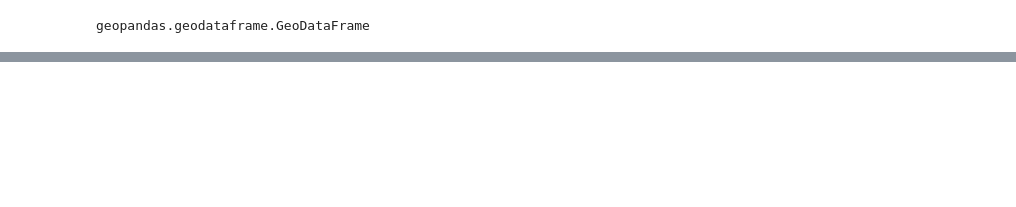
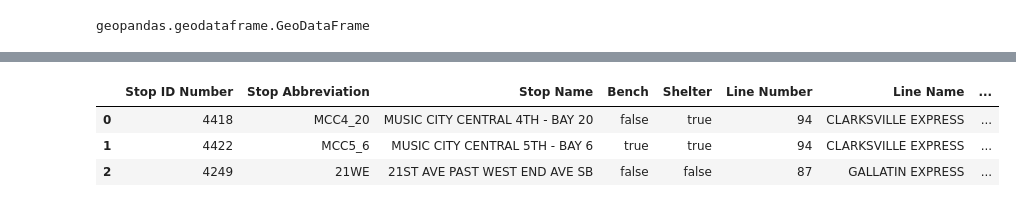
Before and after one commit to NSS-Data-Analytics-Cohort-8/scooter-partner1-whenhugocallsuspythonistas, a Jupyter notebook: notebooks/eda.ipynb, the cells around one changed output, grey strips where cells are left out. Cells and saved outputs as stored; diff of their text form; code cells hidden in the pictures; blank space fills up the shorter version.

```diff
--- a/notebooks/eda.ipynb
+++ b/notebooks/eda.ipynb
@@ -395,0 +373,10 @@ plt.show()
+# %%
+bus_stops['geometry'] = bus_stops.apply(lambda x: Point((x.Latitude,
+                                                         x.Longitude)),
+                                        axis=1)
+bus_stops.head(3)
+# %% [output]
+|  | Stop ID Number | Stop Abbreviation | Stop Name | Bench | Shelter | Line Number | Line Name | ... |
+| 0 | 4418 | MCC4_20 | MUSIC CITY CENTRAL 4TH - BAY 20 | false | true | 94 | CLARKSVILLE EXPRESS | ... |
+| 1 | 4422 | MCC5_6 | MUSIC CITY CENTRAL 5TH - BAY 6 | true | true | 94 | CLARKSVILLE EXPRESS | ... |
+| 2 | 4249 | 21WE | 21ST AVE PAST WEST END AVE SB | false | false | 87 | GALLATIN EXPRESS | ... |
```
Also changed, not shown: parts of 16 cells of this notebook.
